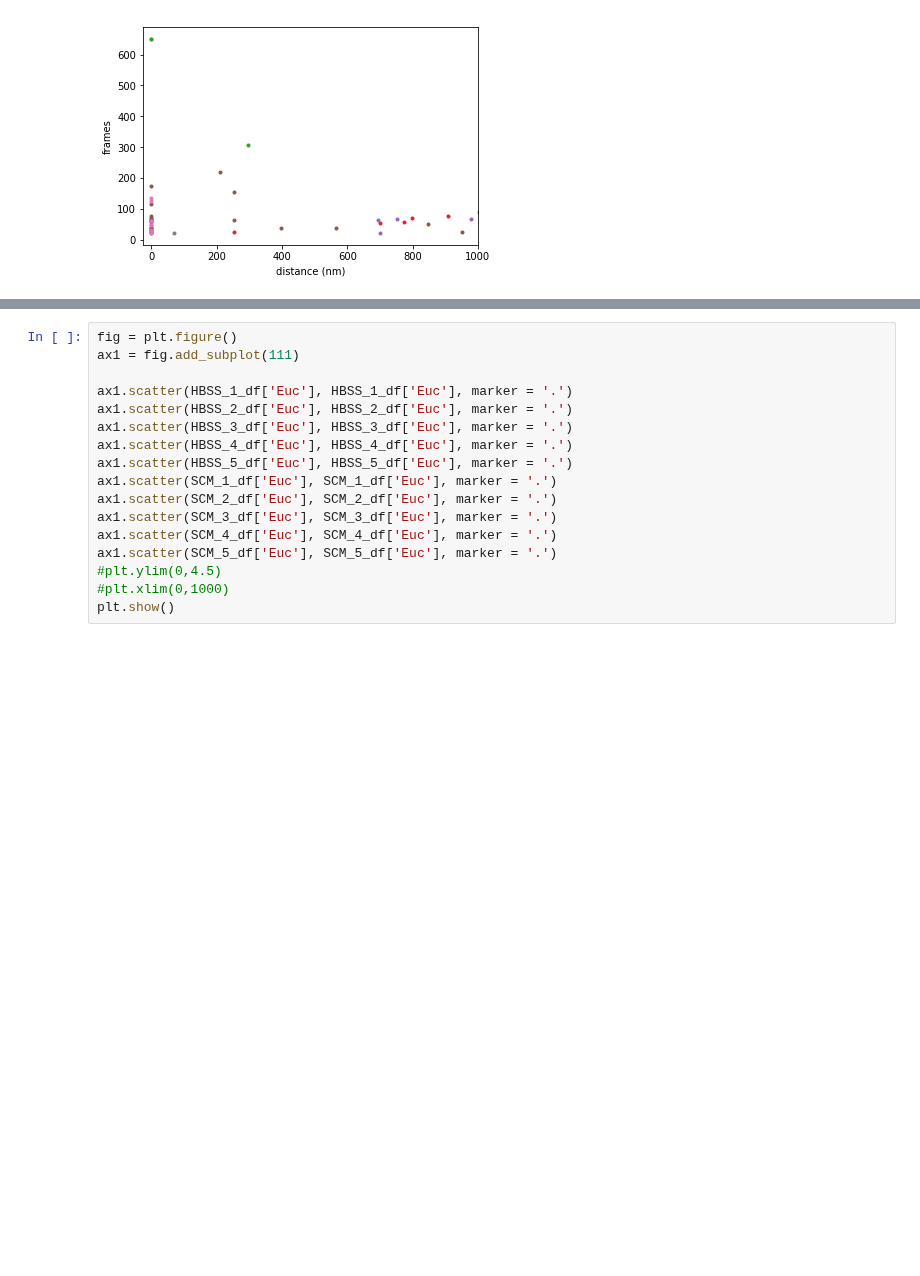
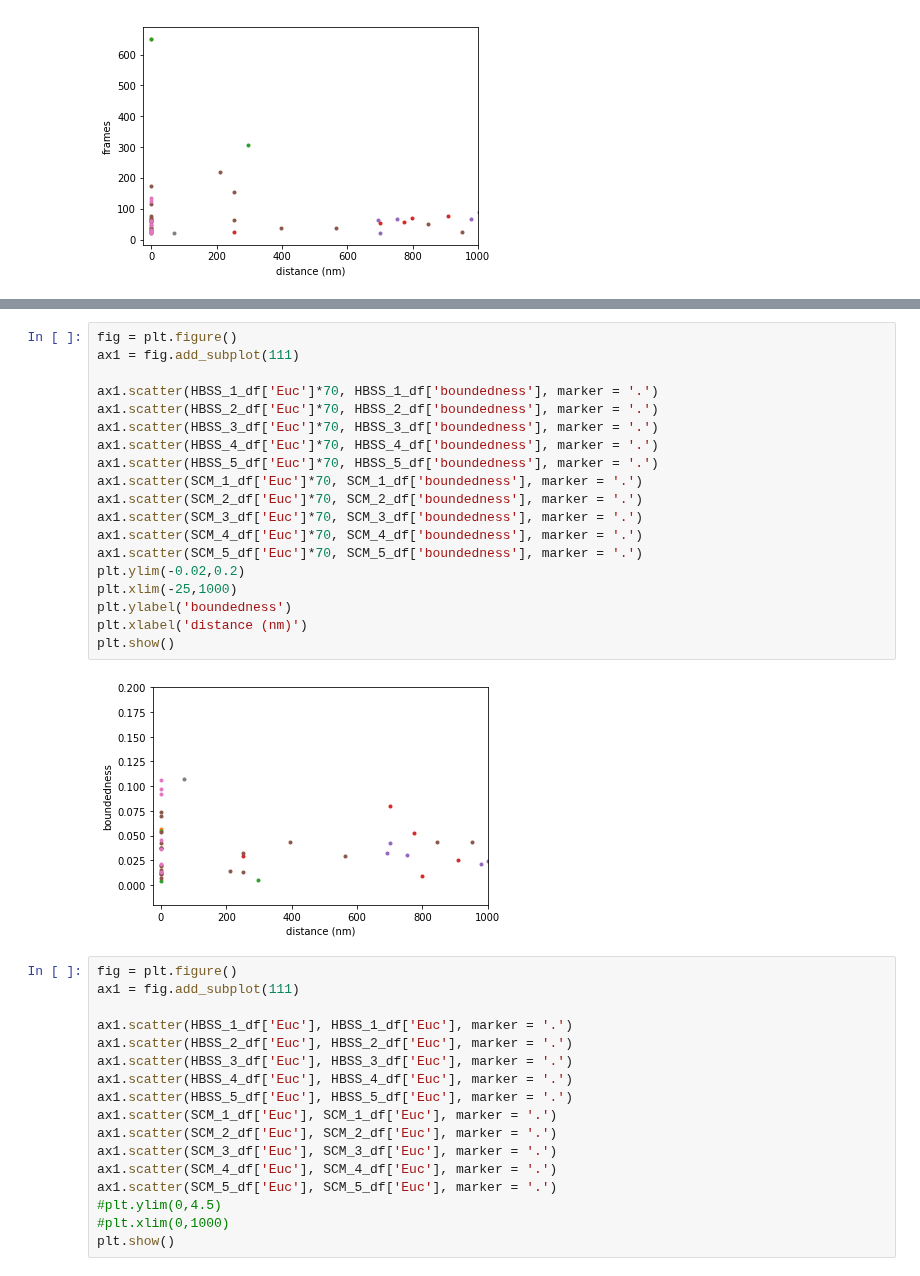
Before and after one commit to mimc7580/diff_classifier, a Jupyter notebook: notebooks/development/PNN_binning_example_workthrough_lab_meeting.ipynb, the cells around one changed output, grey strips where cells are left out. Cells and saved outputs as stored; diff of their text form; blank space fills up the shorter version.

```diff
--- a/notebooks/development/PNN_binning_example_workthrough_lab_meeting.ipynb
+++ b/notebooks/development/PNN_binning_example_workthrough_lab_meeting.ipynb
@@ -347,3 +407,24 @@ plt.show()
+# %%
+fig = plt.figure()
+ax1 = fig.add_subplot(111)
+
+ax1.scatter(HBSS_1_df['Euc']*70, HBSS_1_df['boundedness'], marker = '.')
+ax1.scatter(HBSS_2_df['Euc']*70, HBSS_2_df['boundedness'], marker = '.')
+ax1.scatter(HBSS_3_df['Euc']*70, HBSS_3_df['boundedness'], marker = '.')
+ax1.scatter(HBSS_4_df['Euc']*70, HBSS_4_df['boundedness'], marker = '.')
+ax1.scatter(HBSS_5_df['Euc']*70, HBSS_5_df['boundedness'], marker = '.')
+ax1.scatter(SCM_1_df['Euc']*70, SCM_1_df['boundedness'], marker = '.')
+ax1.scatter(SCM_2_df['Euc']*70, SCM_2_df['boundedness'], marker = '.')
+ax1.scatter(SCM_3_df['Euc']*70, SCM_3_df['boundedness'], marker = '.')
+ax1.scatter(SCM_4_df['Euc']*70, SCM_4_df['boundedness'], marker = '.')
+ax1.scatter(SCM_5_df['Euc']*70, SCM_5_df['boundedness'], marker = '.')
+plt.ylim(-0.02,0.2)
+plt.xlim(-25,1000)
+plt.ylabel('boundedness')
+plt.xlabel('distance (nm)')
+plt.show()
+# %% [output]
+[figure, added]
 # %%
 fig = plt.figure()
 ax1 = fig.add_subplot(111)
```
Also changed, not shown: parts of 5 cells of this notebook.
